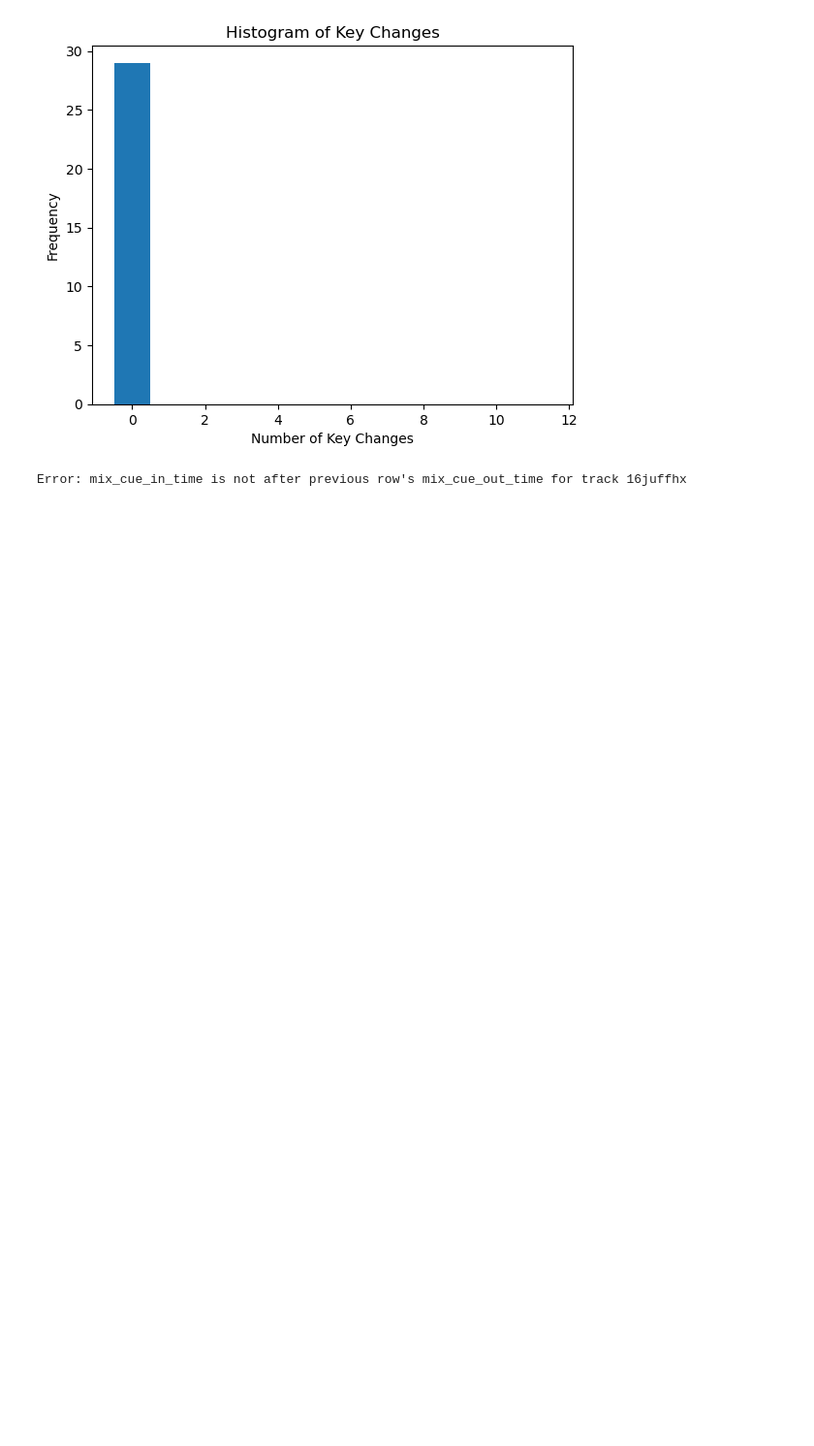
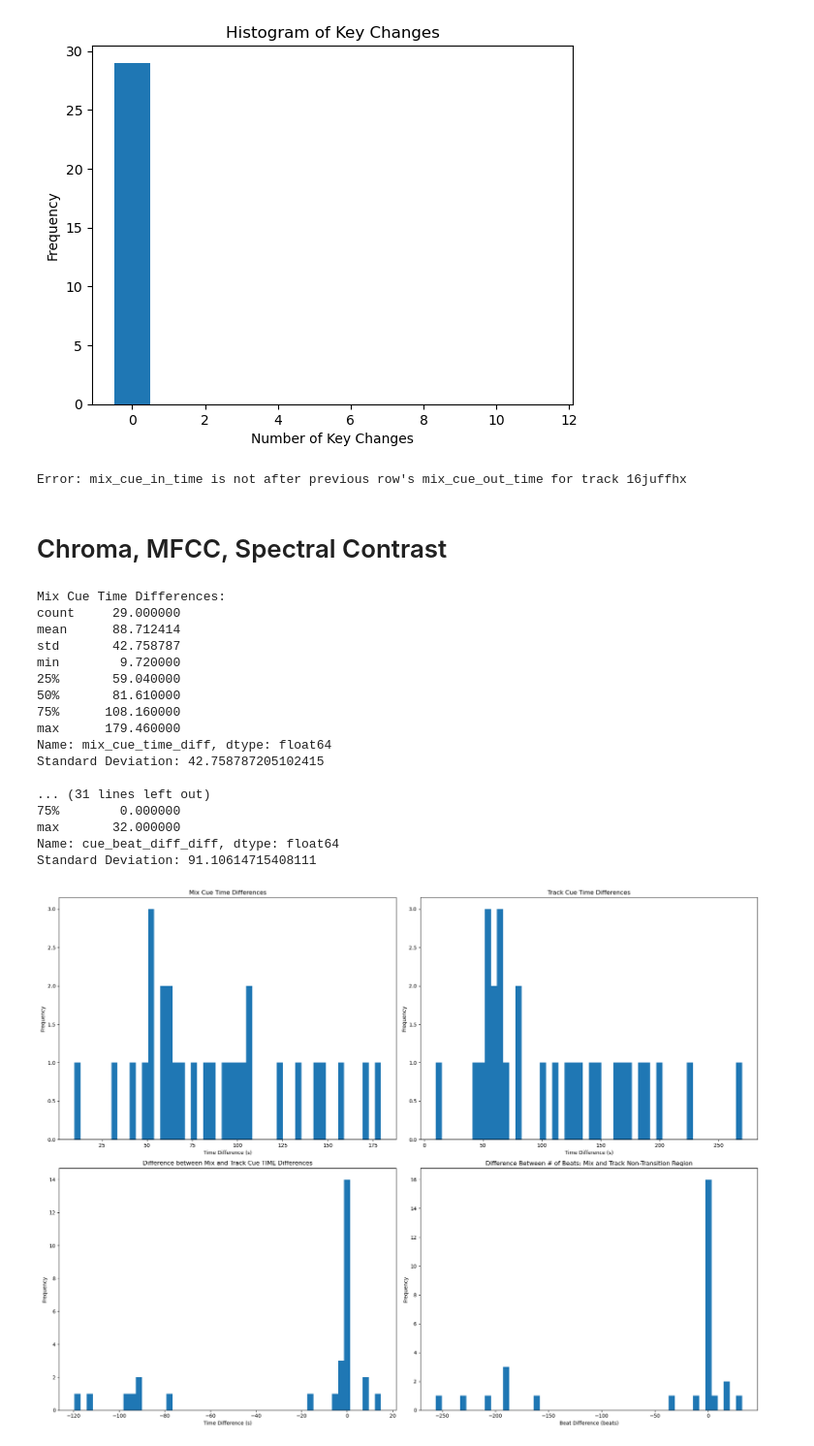
Before and after one commit to michaelhein39/dj-transition-predictor, a Jupyter notebook: notebooks/alignment_eda.ipynb, the cells around one changed output. Shown at 97% size. Cells and saved outputs as stored; diff of their text form; code cells hidden in the pictures; blank space fills up the shorter version.

Commit message:
analyzed chroma-mfcc-sc

```diff
--- a/notebooks/alignment_eda.ipynb
+++ b/notebooks/alignment_eda.ipynb
@@ -496,3 +496,28 @@ Number of tracks with key changes: 0
 check_cue_time_order(df_chroma_mfcc_key_inv)
 # %% [output]
 Error: mix_cue_in_time is not after previous row's mix_cue_out_time for track 16juffhx
+# %% [markdown]
+# Chroma, MFCC, Spectral Contrast
+# %%
+df_chroma_mfcc_sc = pd.read_pickle('../data/align/jwmtj61-chroma+mfcc+spectral_contrast.pkl')
+# %%
+analyze_cue_time_diff(df_chroma_mfcc_sc)
+# %% [output]
+Mix Cue Time Differences:
+count     29.000000
+mean      88.712414
+std       42.758787
+min        9.720000
+25%       59.040000
+50%       81.610000
+75%      108.160000
+max      179.460000
+Name: mix_cue_time_diff, dtype: float64
+Standard Deviation: 42.758787205102415
+
+... (31 lines left out)
+75%        0.000000
+max       32.000000
+Name: cue_beat_diff_diff, dtype: float64
+Standard Deviation: 91.10614715408111
+[figure, added]
```
Also changed, not shown: parts of 22 cells of this notebook.
